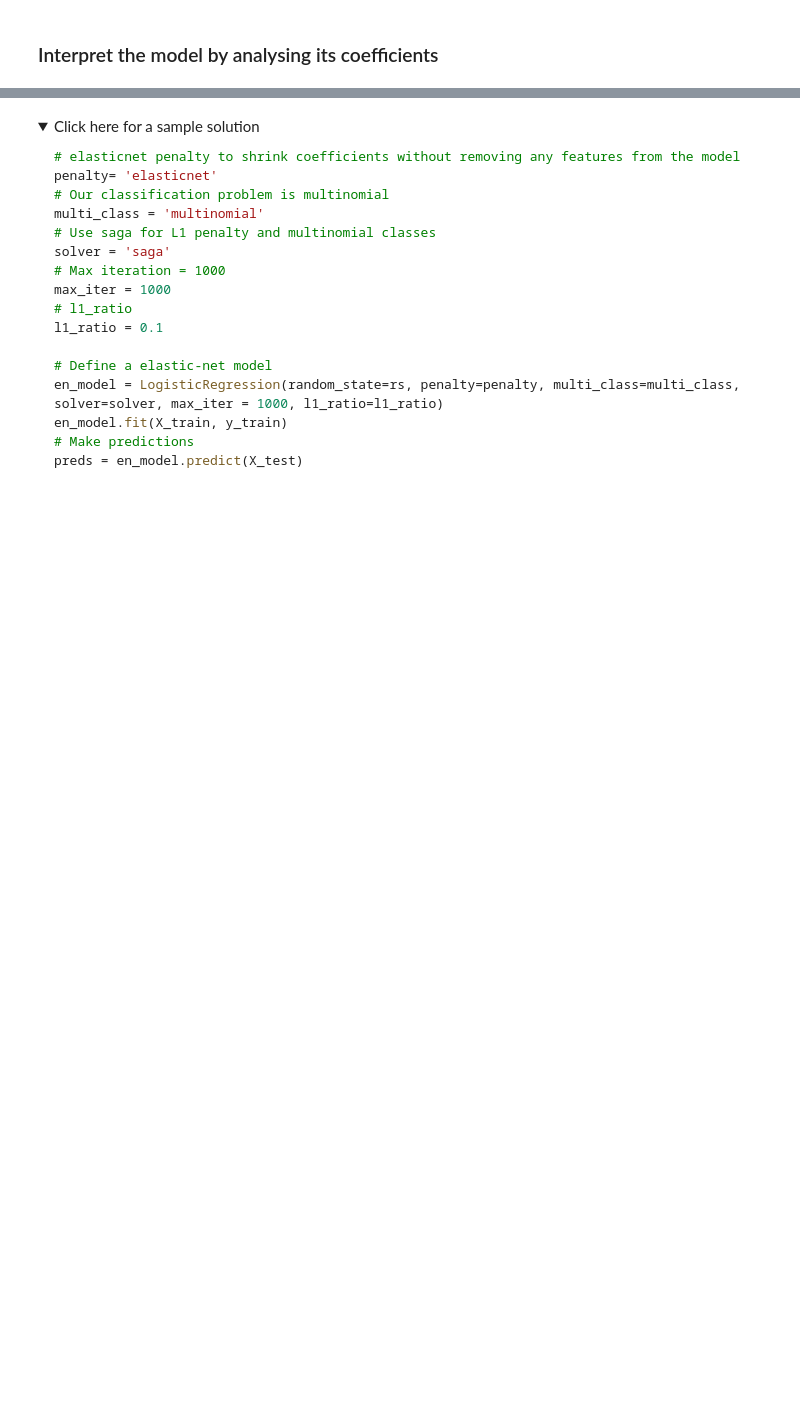
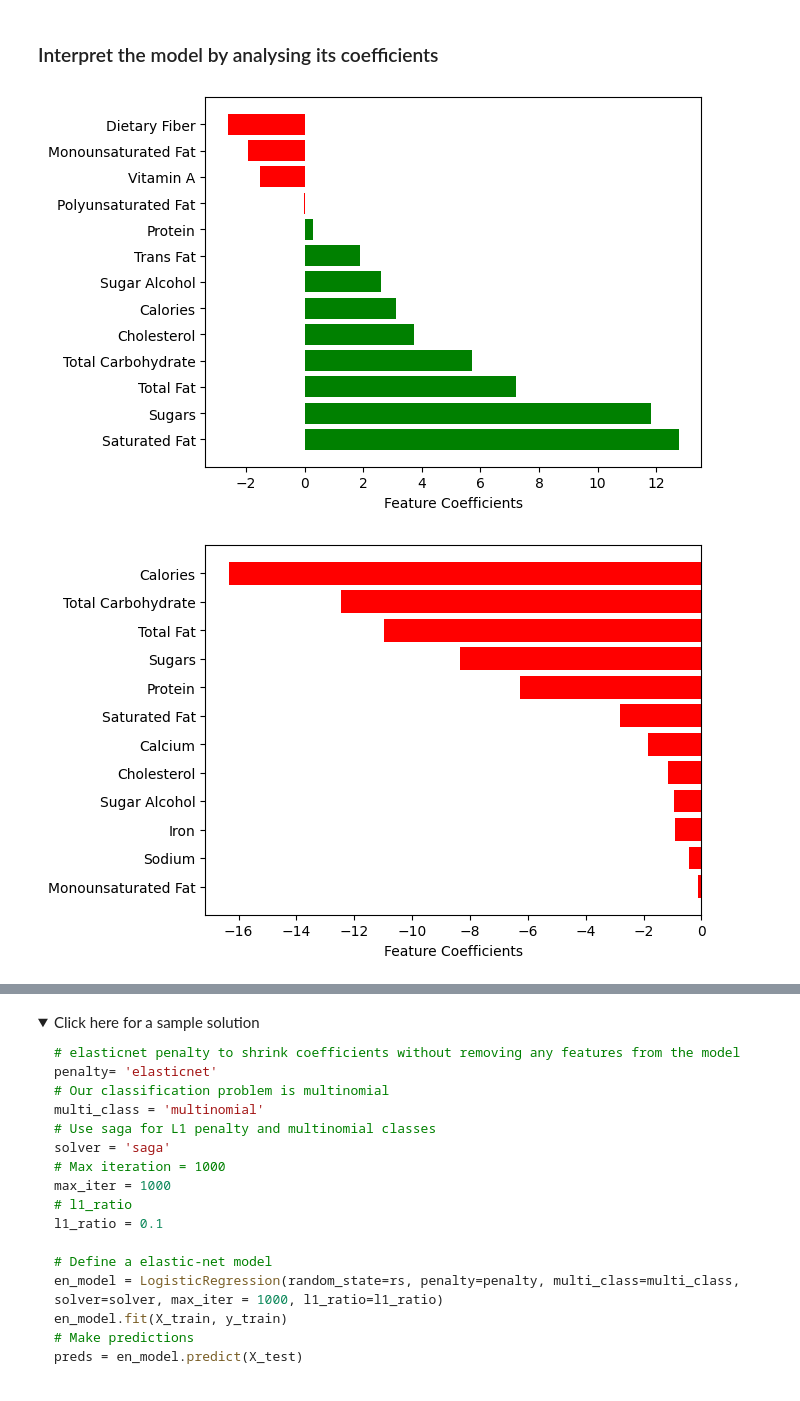
Before and after one commit to mzaoualim/Coursera_IBM_Machine_Learning_Professional_Certificate, a Jupyter notebook: supervised-machine-learning-classification/lab_jupyter_logistic_regression.ipynb, the cells around one changed output, grey strips where cells are left out. Cells and saved outputs as stored; diff of their text form; code cells hidden in the pictures; folded sections open; blank space fills up the shorter version.

```diff
--- a/supervised-machine-learning-classification/lab_jupyter_logistic_regression.ipynb
+++ b/supervised-machine-learning-classification/lab_jupyter_logistic_regression.ipynb
@@ -314,0 +459,12 @@ Now, it's your turn to walk through the end-to-end process of defining, building
+# %%
+# Type your code here
+coef_dict_c1 = get_feature_coefs(elastic_net_model, 1, feature_cols)
+coef_dict_c2 = get_feature_coefs(elastic_net_model, 2, feature_cols)
+coef_dict_c0 = get_feature_coefs(elastic_net_model, 0, feature_cols)
+
+visualize_coefs(coef_dict_c1)
+visualize_coefs(coef_dict_c2)
+visualize_coefs(coef_dict_c0)
+# %% [output]
+[figure, added]
+[figure, added]
```
Also changed, not shown: parts of 27 cells of this notebook.
